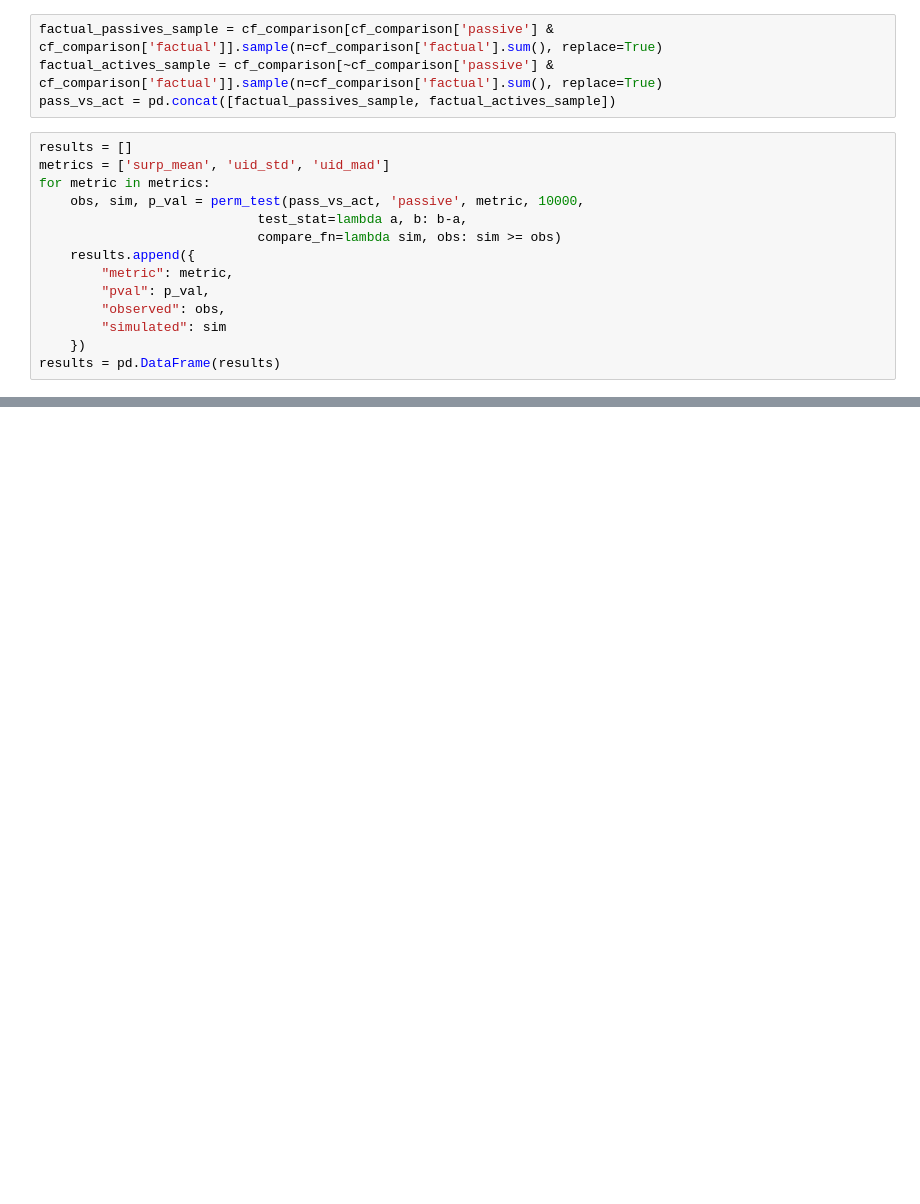
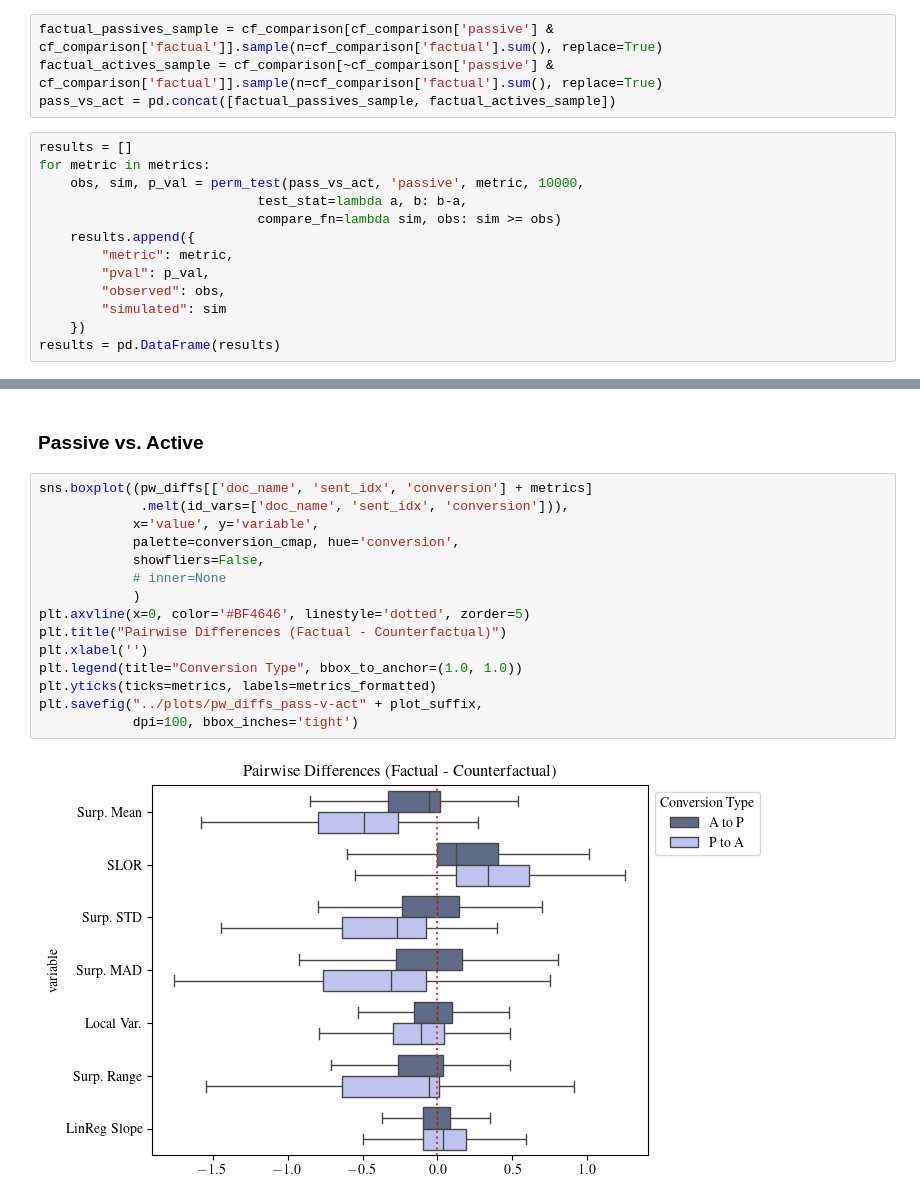
Before and after one commit to NolanChai/active-passive-alternations, a Jupyter notebook: notebooks/UID_analysis.ipynb, the cells around one changed output, grey strips where cells are left out. Cells and saved outputs as stored; diff of their text form; blank space fills up the shorter version.

```diff
--- a/notebooks/UID_analysis.ipynb
+++ b/notebooks/UID_analysis.ipynb
@@ -300,7 +343,6 @@ factual_actives_sample = cf_comparison[~cf_comparison['passive'] & cf_comparison
 pass_vs_act = pd.concat([factual_passives_sample, factual_actives_sample])
 # %%
 results = []
-metrics = ['surp_mean', 'uid_std', 'uid_mad']
 for metric in metrics:
     obs, sim, p_val = perm_test(pass_vs_act, 'passive', metric, 10000,
                             test_stat=lambda a, b: b-a,
@@ -326,0 +377,19 @@ print(results[['metric', 'observed', 'pval']].to_markdown())
+# %% [markdown]
+### Passive vs. Active
+# %%
+sns.boxplot((pw_diffs[['doc_name', 'sent_idx', 'conversion'] + metrics]
+             .melt(id_vars=['doc_name', 'sent_idx', 'conversion'])),
+            x='value', y='variable',
+            palette=conversion_cmap, hue='conversion',
+            showfliers=False,
+            # inner=None
+            )
+plt.axvline(x=0, color='#BF4646', linestyle='dotted', zorder=5)
+plt.title("Pairwise Differences (Factual - Counterfactual)")
+plt.xlabel('')
+plt.legend(title="Conversion Type", bbox_to_anchor=(1.0, 1.0))
+plt.yticks(ticks=metrics, labels=metrics_formatted)
+plt.savefig("../plots/pw_diffs_pass-v-act" + plot_suffix,
+            dpi=100, bbox_inches='tight')
+# %% [output]
+[figure, added]
```
Also changed, not shown: parts of 17 cells of this notebook.
